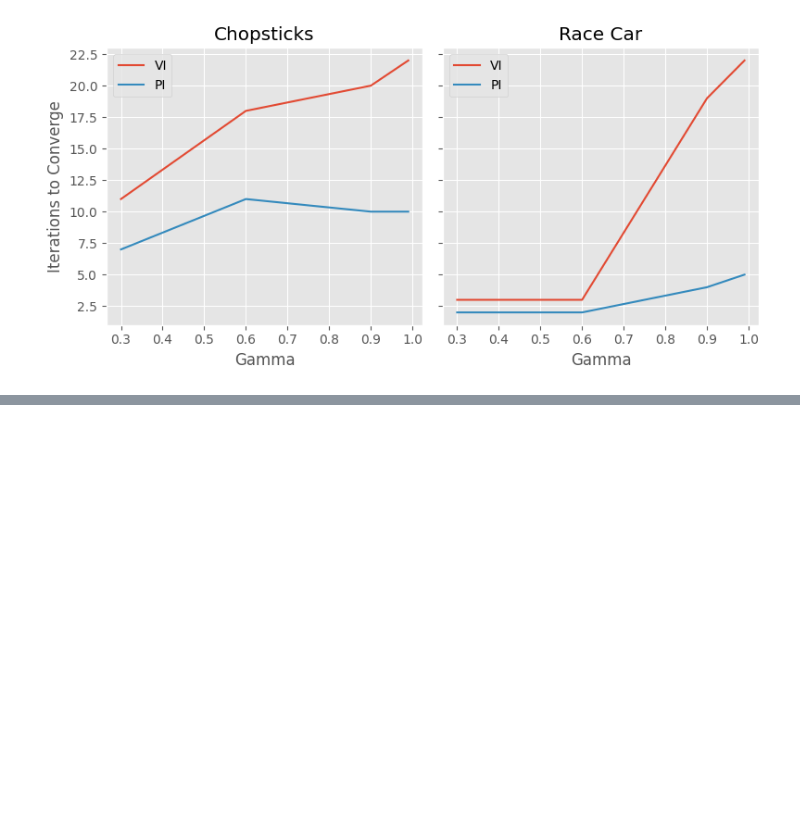
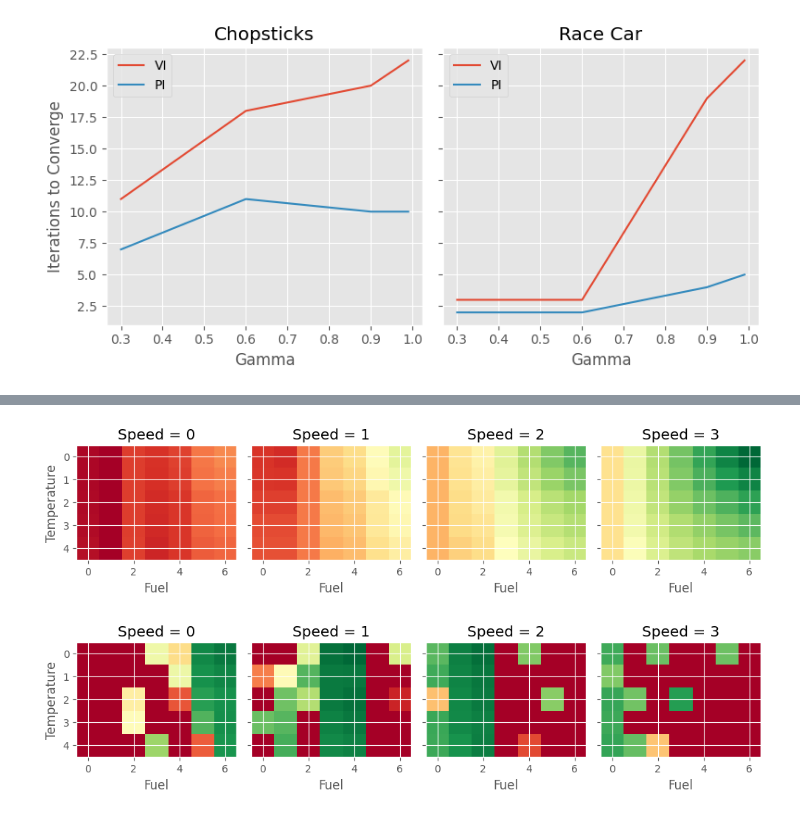
Before and after one commit to vinitjogani/mdp-solvers, a Jupyter notebook: experiments.ipynb, the cells around one changed output, grey strips where cells are left out. Saved outputs shown, nothing was run; the diff lists cells and outputs as text; code cells hidden in the pictures; blank space fills up the shorter version.

```diff
--- a/experiments.ipynb
+++ b/experiments.ipynb
@@ -258,0 +303,6 @@ fig.tight_layout();
+# %%
+racecar_image(V21)
+racecar_image(V23)
+# %% [output]
+[figure, added]
+[figure, added]
```
Also changed, not shown: parts of 14 cells of this notebook, 1 other file.
